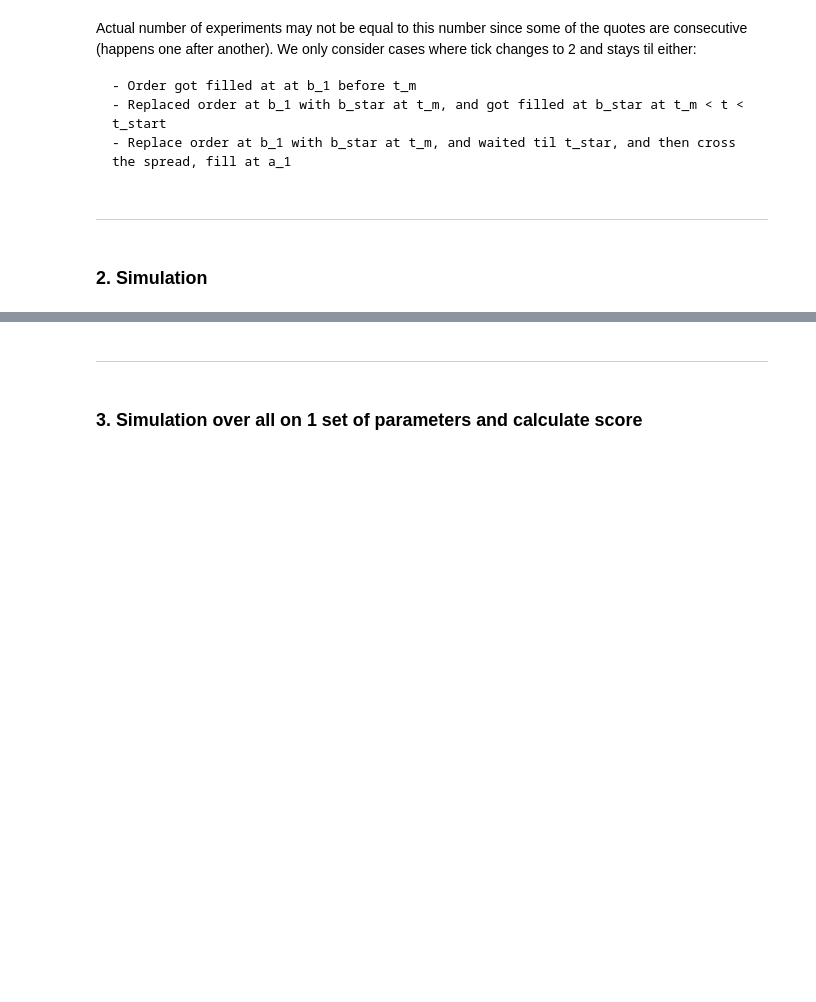
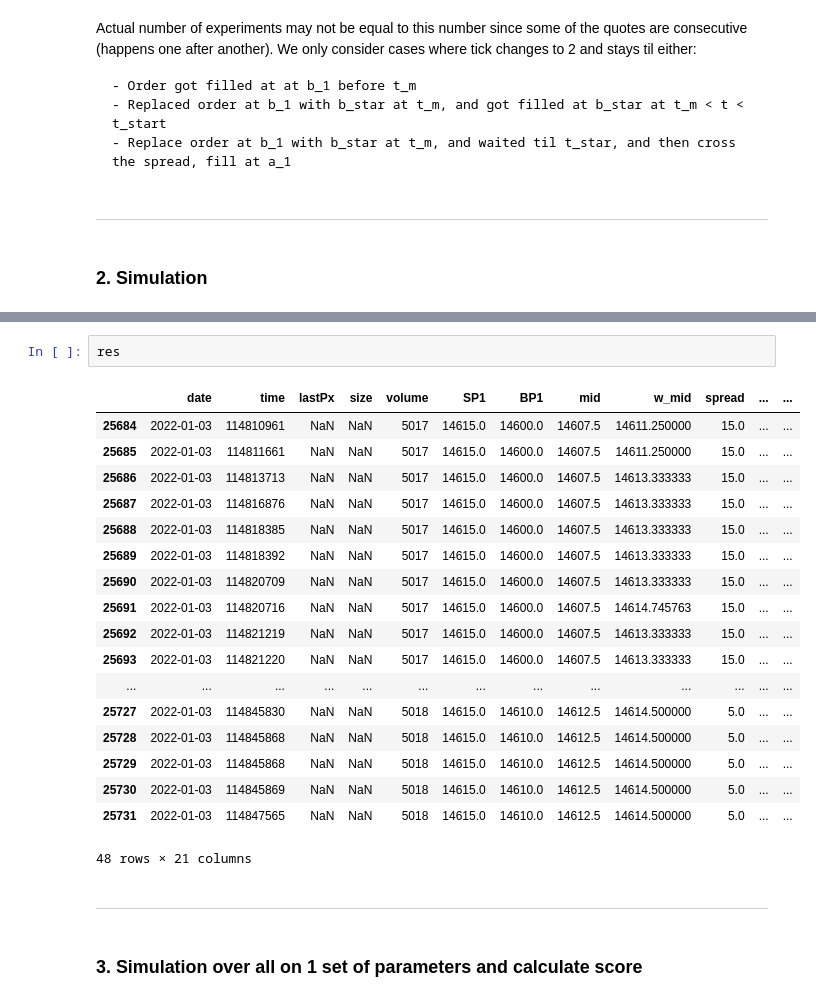
Before and after one commit to anthonywah/mafs6100-order-placement-strategy, a Jupyter notebook: stage-2.ipynb, the cells around one changed output, grey strips where cells are left out. Cells and saved outputs as stored; diff of their text form; blank space fills up the shorter version.

```diff
--- a/stage-2.ipynb
+++ b/stage-2.ipynb
@@ -41,3 +72,24 @@ print(row.to_dict())
+# %%
+res
+# %% [output]
+|  | date | time | lastPx | size | volume | SP1 | BP1 | mid | w_mid | spread | ... | ... |
+| 25684 | 2022-01-03 | 114810961 | NaN | NaN | 5017 | 14615.0 | 14600.0 | 14607.5 | 14611.250000 | 15.0 | ... | ... |
+| 25685 | 2022-01-03 | 114811661 | NaN | NaN | 5017 | 14615.0 | 14600.0 | 14607.5 | 14611.250000 | 15.0 | ... | ... |
+| 25686 | 2022-01-03 | 114813713 | NaN | NaN | 5017 | 14615.0 | 14600.0 | 14607.5 | 14613.333333 | 15.0 | ... | ... |
+| 25687 | 2022-01-03 | 114816876 | NaN | NaN | 5017 | 14615.0 | 14600.0 | 14607.5 | 14613.333333 | 15.0 | ... | ... |
+| 25688 | 2022-01-03 | 114818385 | NaN | NaN | 5017 | 14615.0 | 14600.0 | 14607.5 | 14613.333333 | 15.0 | ... | ... |
+| 25689 | 2022-01-03 | 114818392 | NaN | NaN | 5017 | 14615.0 | 14600.0 | 14607.5 | 14613.333333 | 15.0 | ... | ... |
+| 25690 | 2022-01-03 | 114820709 | NaN | NaN | 5017 | 14615.0 | 14600.0 | 14607.5 | 14613.333333 | 15.0 | ... | ... |
+| 25691 | 2022-01-03 | 114820716 | NaN | NaN | 5017 | 14615.0 | 14600.0 | 14607.5 | 14614.745763 | 15.0 | ... | ... |
+| 25692 | 2022-01-03 | 114821219 | NaN | NaN | 5017 | 14615.0 | 14600.0 | 14607.5 | 14613.333333 | 15.0 | ... | ... |
+| 25693 | 2022-01-03 | 114821220 | NaN | NaN | 5017 | 14615.0 | 14600.0 | 14607.5 | 14613.333333 | 15.0 | ... | ... |
+| ... | ... | ... | ... | ... | ... | ... | ... | ... | ... | ... | ... | ... |
+| 25727 | 2022-01-03 | 114845830 | NaN | NaN | 5018 | 14615.0 | 14610.0 | 14612.5 | 14614.500000 | 5.0 | ... | ... |
+| 25728 | 2022-01-03 | 114845868 | NaN | NaN | 5018 | 14615.0 | 14610.0 | 14612.5 | 14614.500000 | 5.0 | ... | ... |
+| 25729 | 2022-01-03 | 114845868 | NaN | NaN | 5018 | 14615.0 | 14610.0 | 14612.5 | 14614.500000 | 5.0 | ... | ... |
+| 25730 | 2022-01-03 | 114845869 | NaN | NaN | 5018 | 14615.0 | 14610.0 | 14612.5 | 14614.500000 | 5.0 | ... | ... |
+| 25731 | 2022-01-03 | 114847565 | NaN | NaN | 5018 | 14615.0 | 14610.0 | 14612.5 | 14614.500000 | 5.0 | ... | ... |
+48 rows × 21 columns
 # %% [markdown]
 ---
 # %% [markdown]
```
Also changed, not shown: parts of 6 cells of this notebook, 2 other files.
